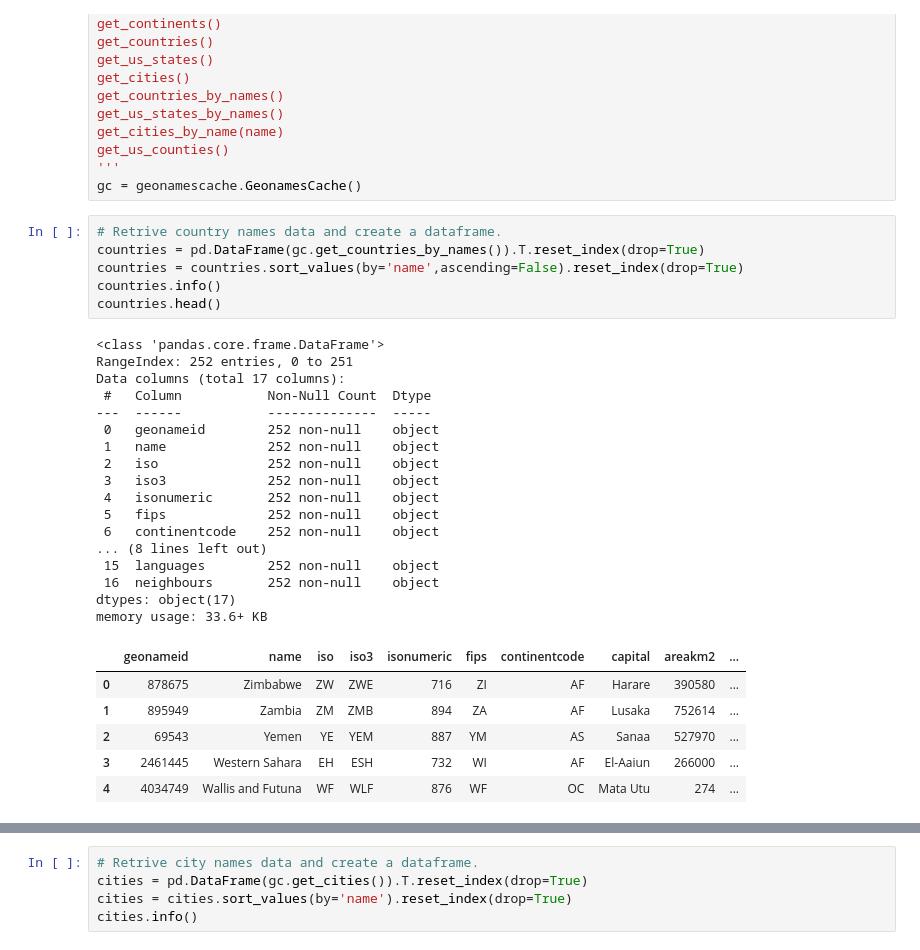
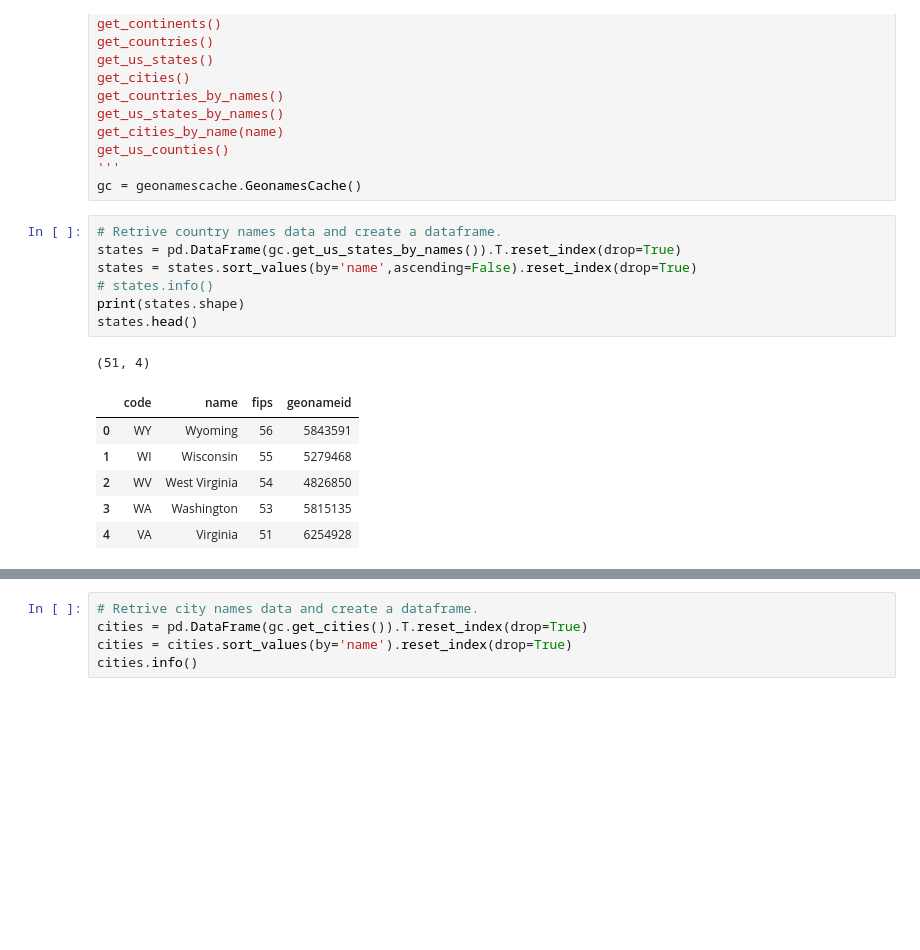
Before and after one commit to nutthawootp/Manning_liveProject, a Jupyter notebook: 1. Extracting City and Country Information from News Headlines.ipynb, the cells around one changed output, grey strips where cells are left out. Drawn from its saved outputs; the diff is of its cells as text; blank space fills up the shorter version.

```diff
--- a/1. Extracting City and Country Information from News Headlines.ipynb
+++ b/1. Extracting City and Country Information from News Headlines.ipynb
@@ -137,31 +92,16 @@ get_us_counties()
 gc = geonamescache.GeonamesCache()
 # %%
 # Retrive country names data and create a dataframe.
-countries = pd.DataFrame(gc.get_countries_by_names()).T.reset_index(drop=True)
-countries = countries.sort_values(by='name',ascending=False).reset_index(drop=True)
-countries.info()
-countries.head()
+states = pd.DataFrame(gc.get_us_states_by_names()).T.reset_index(drop=True)
+states = states.sort_values(by='name',ascending=False).reset_index(drop=True)
+# states.info()
+print(states.shape)
+states.head()
 # %% [output]
-<class 'pandas.core.frame.DataFrame'>
-RangeIndex: 252 entries, 0 to 251
-Data columns (total 17 columns):
- #   Column           Non-Null Count  Dtype
----  ------           --------------  -----
- 0   geonameid        252 non-null    object
- 1   name             252 non-null    object
- 2   iso              252 non-null    object
- 3   iso3             252 non-null    object
- 4   isonumeric       252 non-null    object
- 5   fips             252 non-null    object
- 6   continentcode    252 non-null    object
-... (8 lines left out)
- 15  languages        252 non-null    object
- 16  neighbours       252 non-null    object
-dtypes: object(17)
-memory usage: 33.6+ KB
+(51, 4)
-|  | geonameid | name | iso | iso3 | isonumeric | fips | continentcode | capital | areakm2 | ... |
-| 0 | 878675 | Zimbabwe | ZW | ZWE | 716 | ZI | AF | Harare | 390580 | ... |
-| 1 | 895949 | Zambia | ZM | ZMB | 894 | ZA | AF | Lusaka | 752614 | ... |
-| 2 | 69543 | Yemen | YE | YEM | 887 | YM | AS | Sanaa | 527970 | ... |
-| 3 | 2461445 | Western Sahara | EH | ESH | 732 | WI | AF | El-Aaiun | 266000 | ... |
-| 4 | 4034749 | Wallis and Futuna | WF | WLF | 876 | WF | OC | Mata Utu | 274 | ... |
+|  | code | name | fips | geonameid |
+| 0 | WY | Wyoming | 56 | 5843591 |
+| 1 | WI | Wisconsin | 55 | 5279468 |
+| 2 | WV | West Virginia | 54 | 4826850 |
+| 3 | WA | Washington | 53 | 5815135 |
+| 4 | VA | Virginia | 51 | 6254928 |
```
Also changed, not shown: parts of 18 cells of this notebook.
